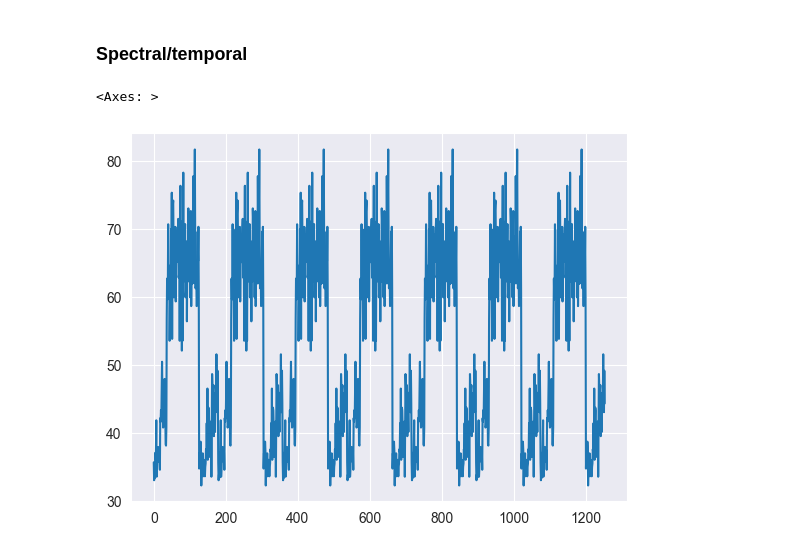
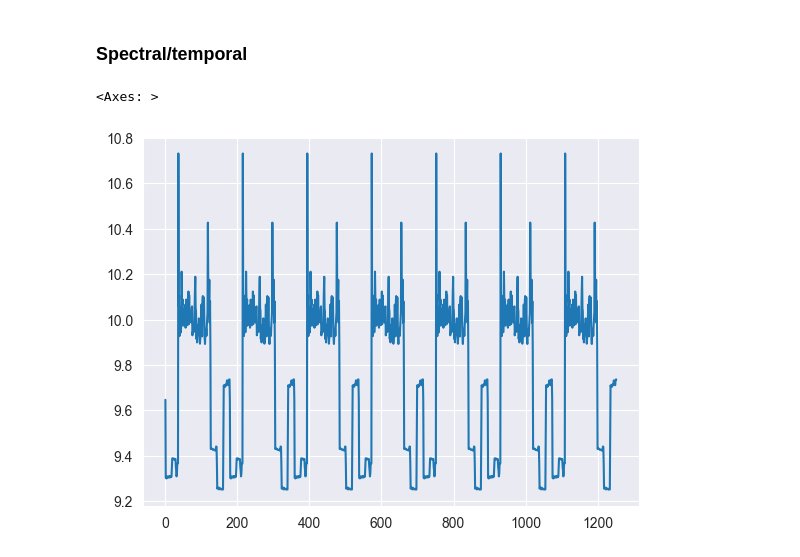
Before and after one commit to andleb/STATS608Final, a Jupyter notebook: features.ipynb, the cells around one changed output. Drawn from its saved outputs; the diff is of its cells as text; code cells hidden in the pictures.

```diff
--- a/features.ipynb
+++ b/features.ipynb
@@ -273,8 +273,8 @@ entropies = pd.concat([act_entrX, act_entrY, act_entrZ, 1/3 * (act_entrX + act_e
 entropies.to_frame().to_parquet("data/entropies.parquet")
 # %% [markdown]
 ### Spectral/temporal
-# %%
-df_act.loc[user_id].reset_index()["ZPEAK"].plot()
-# %% [output]
-<Axes: >
-[figure, removed]
+# %%
+df_act.loc[user_id].reset_index()["RESULTANT"].plot()
+# %% [output]
+<Axes: >
+[figure, added]
```
Also changed, not shown: parts of 9 cells of this notebook.
